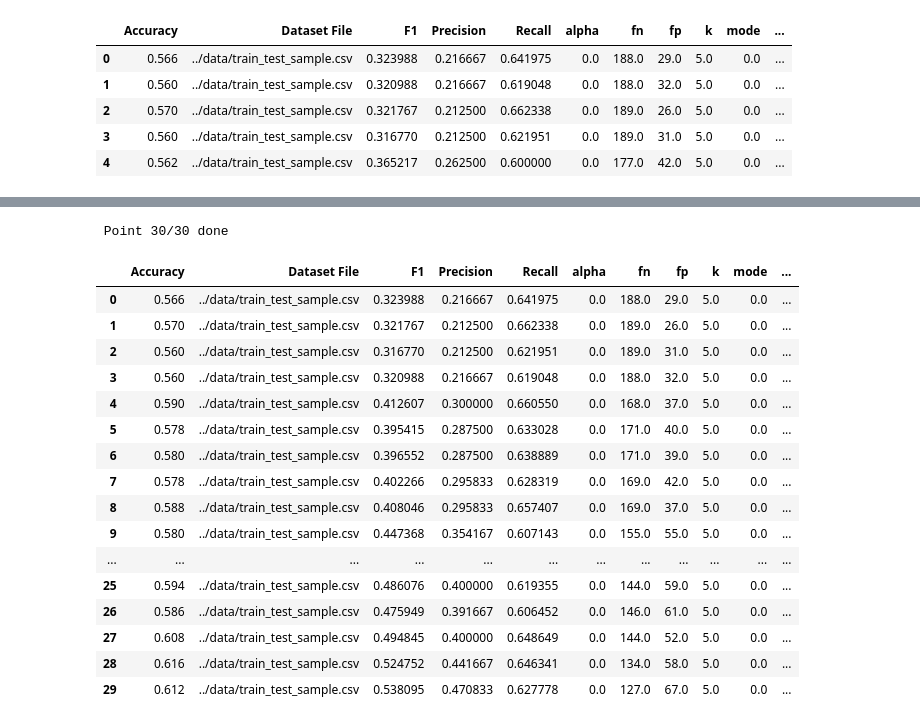
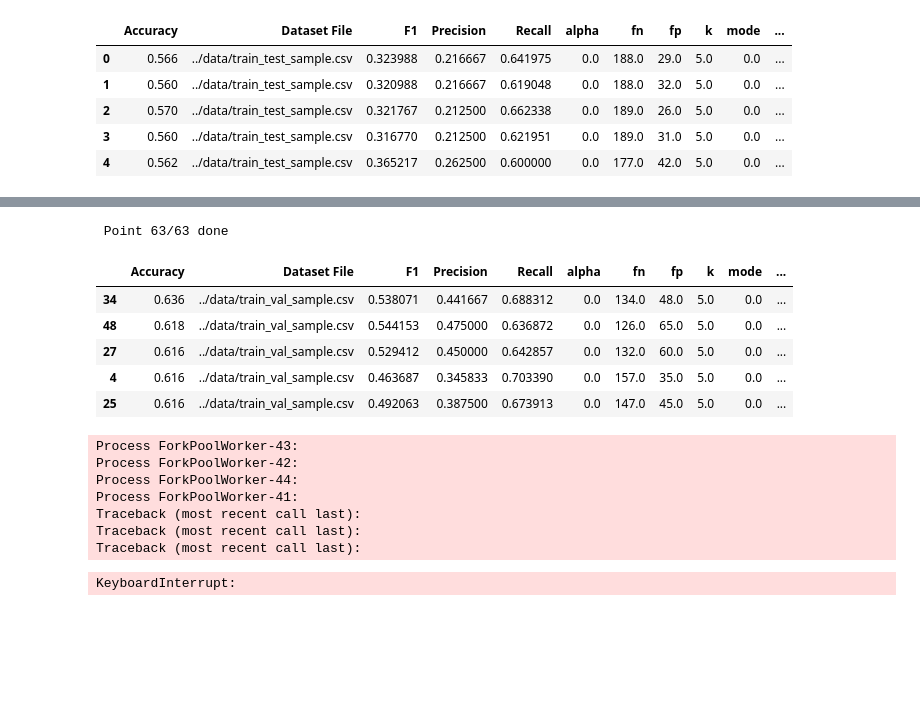
Before and after one commit to Angseton/SentimentAnalysis, a Jupyter notebook: experimentacion/Notebooks/Hyperparameter Tuning.ipynb, the cells around one changed output, grey strips where cells are left out. Saved outputs shown, nothing was run; the diff lists cells and outputs as text; code cells hidden in the pictures; blank space fills up the shorter version.

```diff
--- a/experimentacion/Notebooks/Hyperparameter Tuning.ipynb
+++ b/experimentacion/Notebooks/Hyperparameter Tuning.ipynb
@@ -176,32 +158,24 @@ def run_grid_in_parallel(grid, n_proc=4):
     return pd.DataFrame(results)
 
 grid_ranges = {
-    'dataset': ['../data/train_test_sample.csv'],
+    'dataset': ['../data/train_val_sample.csv'],
     'output_file': ['../../datos/out.csv'], # Todavia no hace nada
     'mode': [0],
     'k': [5],
     'alpha': [0],
-    'threshold_frecuency_low': [0.01, 0.05, 0.1, 0.15, 0.2, 0.25],
-    'threshold_frecuency_high': [0.8, 0.85, 0.9, 0.95, 0.99],
+    'threshold_frecuency_low': [0.01, 0.05, 0.1, 0.15, 0.2, 0.25, 0.3, 0.4, 0.5],
+    'threshold_frecuency_high': [0.7, 0.75, 0.8, 0.85, 0.9, 0.95, 0.99],
 }
 grid = list(build_grid(grid_ranges))
-run_grid_in_parallel(grid)
+res = run_grid_in_parallel(grid)
 # %% [output]
- Point 30/30 done
+ Point 63/63 done
-|  | Accuracy | Dataset File | F1 | Precision | Recall | alpha | fn | fp | k | mode | ... |
-| 0 | 0.566 | ../data/train_test_sample.csv | 0.323988 | 0.216667 | 0.641975 | 0.0 | 188.0 | 29.0 | 5.0 | 0.0 | ... |
-| 1 | 0.570 | ../data/train_test_sample.csv | 0.321767 | 0.212500 | 0.662338 | 0.0 | 189.0 | 26.0 | 5.0 | 0.0 | ... |
-| 2 | 0.560 | ../data/train_test_sample.csv | 0.316770 | 0.212500 | 0.621951 | 0.0 | 189.0 | 31.0 | 5.0 | 0.0 | ... |
-| 3 | 0.560 | ../data/train_test_sample.csv | 0.320988 | 0.216667 | 0.619048 | 0.0 | 188.0 | 32.0 | 5.0 | 0.0 | ... |
-| 4 | 0.590 | ../data/train_test_sample.csv | 0.412607 | 0.300000 | 0.660550 | 0.0 | 168.0 | 37.0 | 5.0 | 0.0 | ... |
-| 5 | 0.578 | ../data/train_test_sample.csv | 0.395415 | 0.287500 | 0.633028 | 0.0 | 171.0 | 40.0 | 5.0 | 0.0 | ... |
-| 6 | 0.580 | ../data/train_test_sample.csv | 0.396552 | 0.287500 | 0.638889 | 0.0 | 171.0 | 39.0 | 5.0 | 0.0 | ... |
-| 7 | 0.578 | ../data/train_test_sample.csv | 0.402266 | 0.295833 | 0.628319 | 0.0 | 169.0 | 42.0 | 5.0 | 0.0 | ... |
-| 8 | 0.588 | ../data/train_test_sample.csv | 0.408046 | 0.295833 | 0.657407 | 0.0 | 169.0 | 37.0 | 5.0 | 0.0 | ... |
-| 9 | 0.580 | ../data/train_test_sample.csv | 0.447368 | 0.354167 | 0.607143 | 0.0 | 155.0 | 55.0 | 5.0 | 0.0 | ... |
-| ... | ... | ... | ... | ... | ... | ... | ... | ... | ... | ... | ... |
-| 25 | 0.594 | ../data/train_test_sample.csv | 0.486076 | 0.400000 | 0.619355 | 0.0 | 144.0 | 59.0 | 5.0 | 0.0 | ... |
-| 26 | 0.586 | ../data/train_test_sample.csv | 0.475949 | 0.391667 | 0.606452 | 0.0 | 146.0 | 61.0 | 5.0 | 0.0 | ... |
-| 27 | 0.608 | ../data/train_test_sample.csv | 0.494845 | 0.400000 | 0.648649 | 0.0 | 144.0 | 52.0 | 5.0 | 0.0 | ... |
-| 28 | 0.616 | ../data/train_test_sample.csv | 0.524752 | 0.441667 | 0.646341 | 0.0 | 134.0 | 58.0 | 5.0 | 0.0 | ... |
-| 29 | 0.612 | ../data/train_test_sample.csv | 0.538095 | 0.470833 | 0.627778 | 0.0 | 127.0 | 67.0 | 5.0 | 0.0 | ... |
+# %%
+res.sort_values('Accuracy', ascending=False).iloc[0]['']
+# %% [output]
+|  | Accuracy | Dataset File | F1 | Precision | Recall | alpha | fn | fp | k | mode | ... |
+| 34 | 0.636 | ../data/train_val_sample.csv | 0.538071 | 0.441667 | 0.688312 | 0.0 | 134.0 | 48.0 | 5.0 | 0.0 | ... |
+| 48 | 0.618 | ../data/train_val_sample.csv | 0.544153 | 0.475000 | 0.636872 | 0.0 | 126.0 | 65.0 | 5.0 | 0.0 | ... |
+| 27 | 0.616 | ../data/train_val_sample.csv | 0.529412 | 0.450000 | 0.642857 | 0.0 | 132.0 | 60.0 | 5.0 | 0.0 | ... |
+| 4 | 0.616 | ../data/train_val_sample.csv | 0.463687 | 0.345833 | 0.703390 | 0.0 | 157.0 | 35.0 | 5.0 | 0.0 | ... |
+| 25 | 0.616 | ../data/train_val_sample.csv | 0.492063 | 0.387500 | 0.673913 | 0.0 | 147.0 | 45.0 | 5.0 | 0.0 | ... |
@@ -207,0 +187,43 @@ run_grid_in_parallel(grid)
+# %%
+import sys
+from multiprocessing import Pool
+
+def run_grid_in_parallel(grid, n_proc=4):
+    """Run a grid on n_proc workers"""
+    done, results = 0, []
+
+    def call_back(out):
+        nonlocal done
+        nonlocal results
+        results.append(out)
+        done += 1
+        print('\r', f'Point {done}/{len(grid)} done', end='         ')
+        sys.stdout.flush()
+
+    with Pool(n_proc) as pool:
+        for point in grid:
+            pool.apply_async(run, args=(EXEC_PATH, point, ), callback=call_back)
+        pool.close()
+        pool.join()
+    return pd.DataFrame(results)
+
+grid_ranges = {
+    'dataset': ['../data/train_val_sample.csv'],
+    'output_file': ['../../datos/out.csv'], # Todavia no hace nada
+    'mode': [1],
+    'k': [1, 2, 3, 5, 7, 9, 10, 15, 20],
+    'alpha': [25, 50, 75, 100, 150],
+    'threshold_frecuency_low': [0.01],
+    'threshold_frecuency_high': [0.99],
+}
+grid = list(build_grid(grid_ranges))
+res = run_grid_in_parallel(grid)
+# %% [output]
+Process ForkPoolWorker-43:
+Process ForkPoolWorker-42:
+Process ForkPoolWorker-44:
+Process ForkPoolWorker-41:
+Traceback (most recent call last):
+Traceback (most recent call last):
+Traceback (most recent call last):
+KeyboardInterrupt:
```
Also changed, not shown: parts of 3 cells of this notebook, 6 other files.
